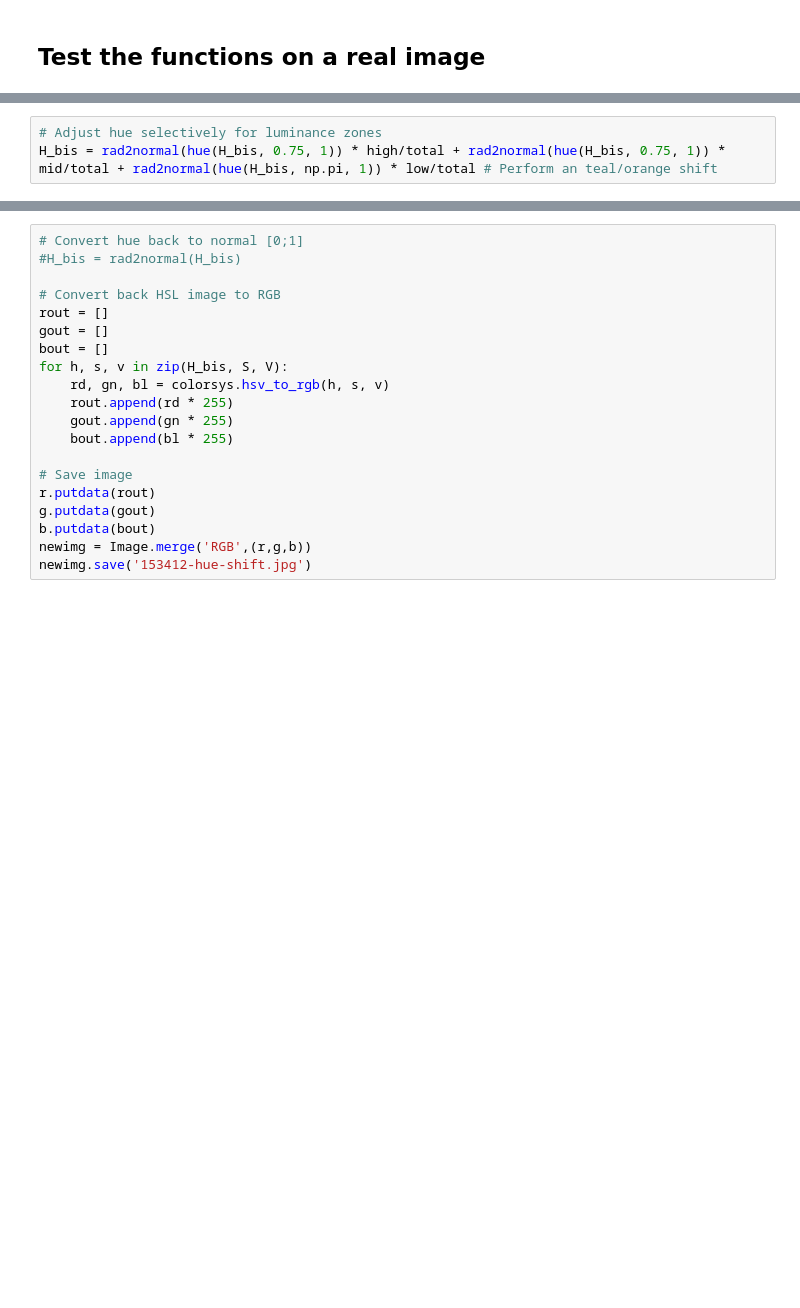
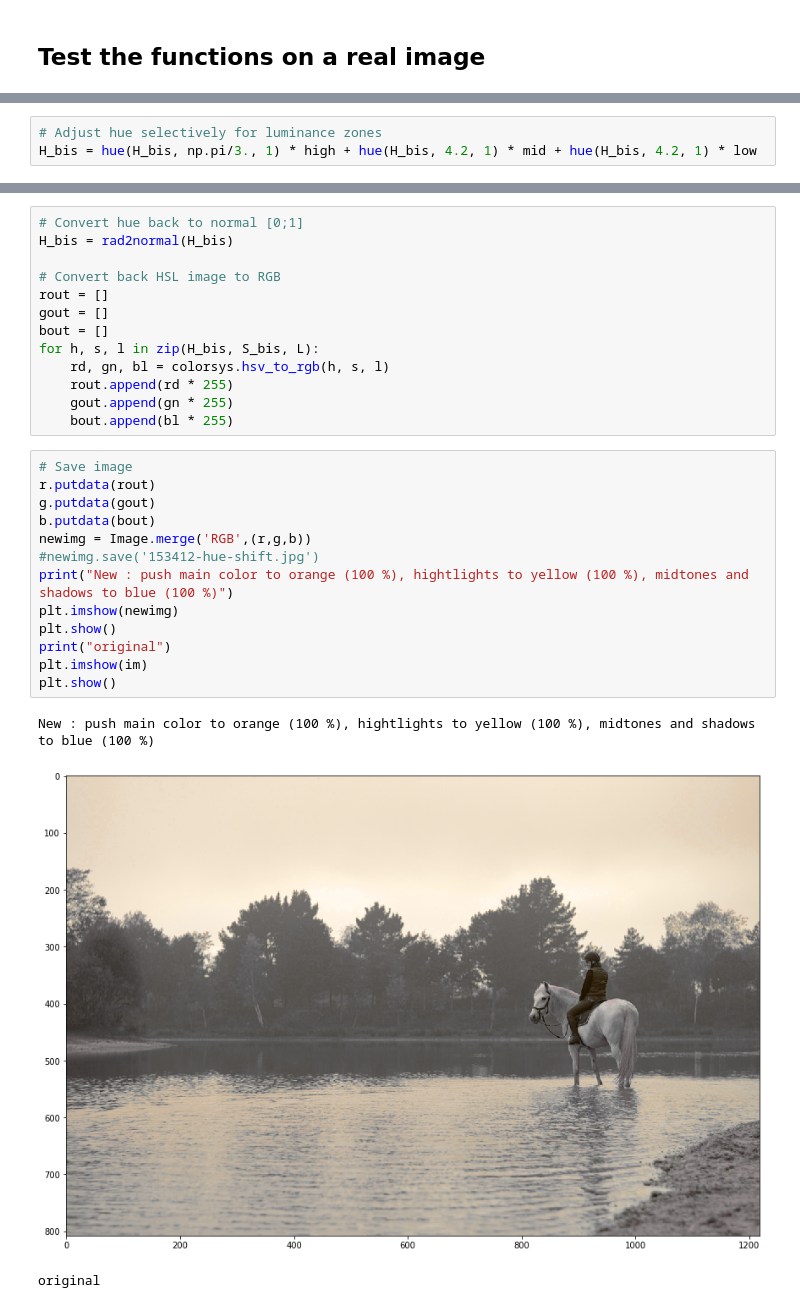
Before and after one commit to aurelienpierre/Image-Cases-Studies, a Jupyter notebook: notebooks/HSV color balance.ipynb, the cells around one changed output, grey strips where cells are left out. Saved outputs shown, nothing was run; the diff lists cells and outputs as text; blank space fills up the shorter version.

```diff
--- a/notebooks/HSV color balance.ipynb
+++ b/notebooks/HSV color balance.ipynb
@@ -158,3 +183,3 @@ H_bis = hue(H, 0, 0)
-# %%
-# Adjust hue selectively for luminance zones
-H_bis = rad2normal(hue(H_bis, 0.75, 1)) * high/total + rad2normal(hue(H_bis, 0.75, 1)) * mid/total + rad2normal(hue(H_bis, np.pi, 1)) * low/total # Perform an teal/orange shift
+# %%
+# Adjust hue selectively for luminance zones
+H_bis = hue(H_bis, np.pi/3., 1) * high + hue(H_bis, 4.2, 1) * mid + hue(H_bis, 4.2, 1) * low
@@ -161,20 +193,30 @@ H_bis = rad2normal(hue(H_bis, 0.75, 1)) * high/total + rad2normal(hue(H_bis, 0.7
 # %%
 # Convert hue back to normal [0;1]
-#H_bis = rad2normal(H_bis)
+H_bis = rad2normal(H_bis)
 
 # Convert back HSL image to RGB
 rout = []
 gout = []
 bout = []
-for h, s, v in zip(H_bis, S, V):
-    rd, gn, bl = colorsys.hsv_to_rgb(h, s, v)
+for h, s, l in zip(H_bis, S_bis, L):
+    rd, gn, bl = colorsys.hsv_to_rgb(h, s, l)
     rout.append(rd * 255)
     gout.append(gn * 255)
     bout.append(bl * 255)
-
-# Save image
-r.putdata(rout)
-g.putdata(gout)
-b.putdata(bout)
-newimg = Image.merge('RGB',(r,g,b))
-newimg.save('153412-hue-shift.jpg')
+# %%
+# Save image
+r.putdata(rout)
+g.putdata(gout)
+b.putdata(bout)
+newimg = Image.merge('RGB',(r,g,b))
+#newimg.save('153412-hue-shift.jpg')
+print("New : push main color to orange (100 %), hightlights to yellow (100 %), midtones and shadows to blue (100 %)")
+plt.imshow(newimg)
+plt.show()
+print("original")
+plt.imshow(im)
+plt.show()
+# %% [output]
+New : push main color to orange (100 %), hightlights to yellow (100 %), midtones and shadows to blue (100 %)
+[figure, added]
+original
```
Also changed, not shown: parts of 15 cells of this notebook, 7 other files.
